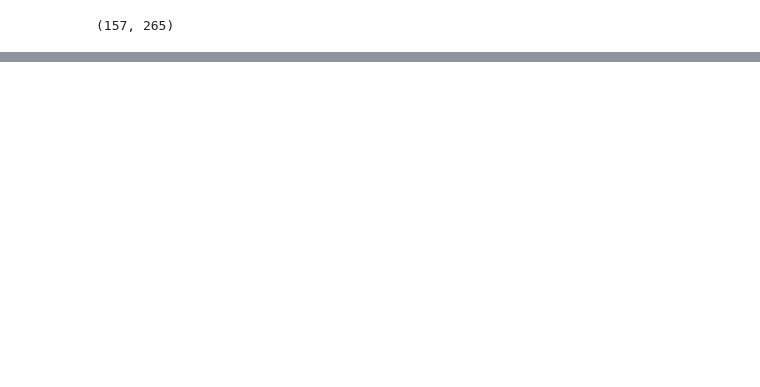
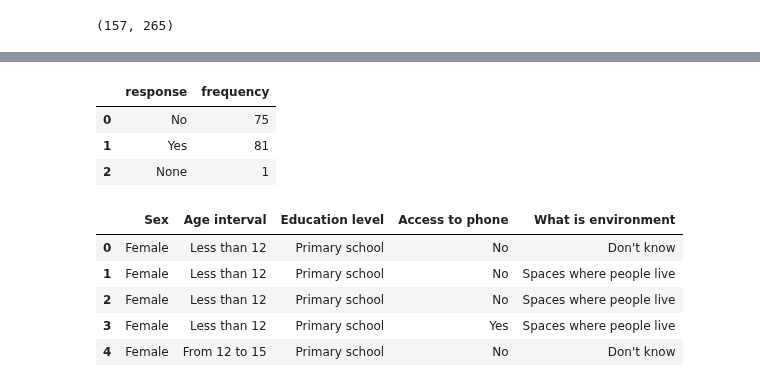
Before and after one commit to wisnercelucus/pes-nippes-data-cleaning, a Jupyter notebook: notebooks/students_cleaning.ipynb, the cells around one changed output, grey strips where cells are left out. Cells and saved outputs as stored; diff of their text form; code cells hidden in the pictures; blank space fills up the shorter version.

```diff
--- a/notebooks/students_cleaning.ipynb
+++ b/notebooks/students_cleaning.ipynb
@@ -30,0 +112,8 @@ s_df = students_df.copy()
+# %%
+col_name = "Q5 - Ou gen telefòn Digicel ?"
+values = {"Wi":"Yes",
+          "Non":"No"
+         }
+phone_access_col =  rename_col_values(students_df, col_name, values)
+# %%
+n_s_df["Access to phone"] = pd.Series(phone_access_col)
@@ -30,0 +131,7 @@ s_df = students_df.copy()
+# %%
+access_to_phone_def
+# %% [output]
+|  | response | frequency |
+| 0 | No | 75 |
+| 1 | Yes | 81 |
+| 2 | None | 1 |
@@ -30,0 +159,9 @@ s_df = students_df.copy()
+# %%
+n_s_df.head()
+# %% [output]
+|  | Sex | Age interval | Education level | Access to phone | What is environment |
+| 0 | Female | Less than 12 | Primary school | No | Don't know |
+| 1 | Female | Less than 12 | Primary school | No | Spaces where people live |
+| 2 | Female | Less than 12 | Primary school | No | Spaces where people live |
+| 3 | Female | Less than 12 | Primary school | Yes | Spaces where people live |
+| 4 | Female | From 12 to 15 | Primary school | No | Don't know |
```
Also changed, not shown: parts of 56 cells of this notebook, 5 other files.
